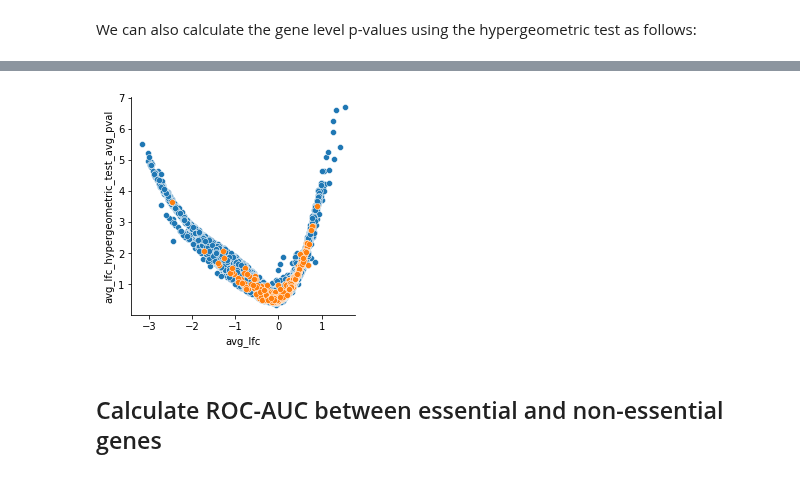
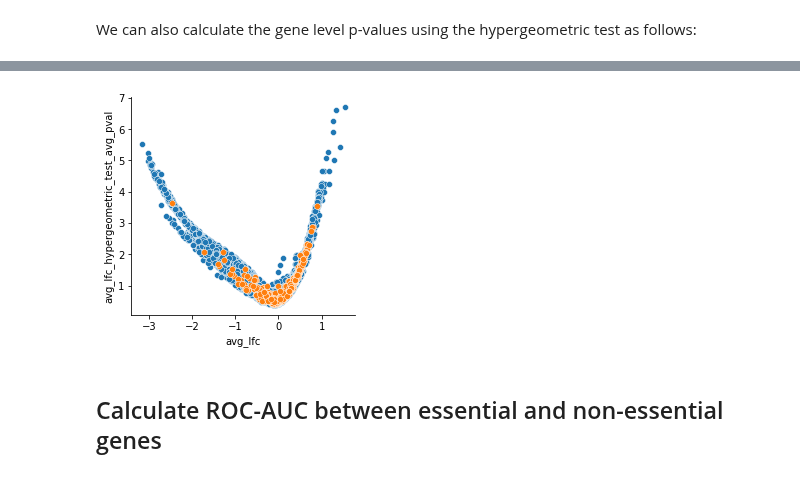
Before and after one commit to gpp-rnd/poola, a Jupyter notebook: 00_core.ipynb, the cells around one changed output, grey strips where cells are left out. Drawn from its saved outputs; the diff is of its cells as text; code cells hidden in the pictures.

Commit message:
added code to add additional info to hypergeometric output

```diff
--- a/00_core.ipynb
+++ b/00_core.ipynb
@@ -589,11 +589,15 @@ def get_hypergeometric_pval(df, total_guides):
 
     df: dataframe, scores with annotations per gene
     total_guides: int, Total number of guides in the library
+    returns: str of ascending constuct ranks, str of descending construct ranks and -log10(avg. p-value) for gene
     """
     n_guides = len(df)
+    asc_ranks = ';'.join([str(int(x)) for x in df.sort_values('ascending_ranks', ascending=True)['ascending_ranks']])
+    desc_ranks = ';'.join([str(int(x)) for x in df.sort_values('descending_ranks', ascending=True)['descending_ranks']])
     asc_avg_pval = np.mean([-log10(scipy.stats.hypergeom.pmf(r['within-gene asc ranks'], total_guides, n_guides, r['ascending_ranks'])) for i,r in df.iterrows()])
     desc_avg_pval = np.mean([-log10(scipy.stats.hypergeom.pmf(r['within-gene desc ranks'], total_guides, n_guides, r['descending_ranks'])) for i,r in df.iterrows()])
-    return max(asc_avg_pval, desc_avg_pval)
+    best_pval = max(asc_avg_pval, desc_avg_pval)
+    return asc_ranks, desc_ranks, best_pval
 
 def aggregate_gene_lfcs_hypergeometric(lfcs, gene_col, condition_col='condition', average_cols=None):
     """
@@ -619,7 +623,8 @@ def aggregate_gene_lfcs_hypergeometric(lfcs, gene_col, condition_col='condition'
         lfcs['within-gene desc ranks'] = (lfcs.groupby([condition_col,gene_col])[col].rank(method='first', ascending=False))
         total_guides = np.max(lfcs['ascending_ranks'])
         col_hyp_pval = pd.DataFrame(lfcs.groupby([condition_col,gene_col]).apply(get_hypergeometric_pval, total_guides = total_guides)).reset_index()
-        col_hyp_pval.columns = [condition_col, gene_col, col+'_hypergeometric_test_avg_pval']
+        col_hyp_pval[[col+'_ascending_construct_ranks',col+'_descending_construct_ranks',col+'_hypergeometric_test_avg_pval']] = pd.DataFrame(col_hyp_pval[0].to_list(), index=col_hyp_pval.index)
+        col_hyp_pval = col_hyp_pval.drop(columns=[0])
         agg_lfcs = pd.merge(agg_lfcs, col_hyp_pval, on=[condition_col, gene_col])
     return agg_lfcs
 # %%
@@ -697,14 +702,15 @@ gene_lfcs_hyp
 # %%
 plot_lfcs_hyp = gene_lfcs_hyp.copy()
+plot_lfcs_hyp = plot_lfcs_hyp[(plot_lfcs_hyp.n_guides>=3)&(plot_lfcs_hyp.n_guides<=5)]
 hyp_ctrls = plot_lfcs_hyp[plot_lfcs_hyp['Annotated Gene Symbol'].isin(nonessential_genes)]
 plt.subplots(figsize=(4,4))
 sns.scatterplot(data=plot_lfcs_hyp, x='avg_lfc',
                 y='avg_lfc_hypergeometric_test_avg_pval')
 sns.scatterplot(data=hyp_ctrls, x='avg_lfc',
                 y='avg_lfc_hypergeometric_test_avg_pval')
 sns.despine()
 # %% [output]
-[figure, old version]
+[figure, new version]
 # %% [markdown]
 ## Calculate ROC-AUC between essential and non-essential genes
 # %%
```
Also changed, not shown: parts of 1 cell of this notebook, 1 other file.
